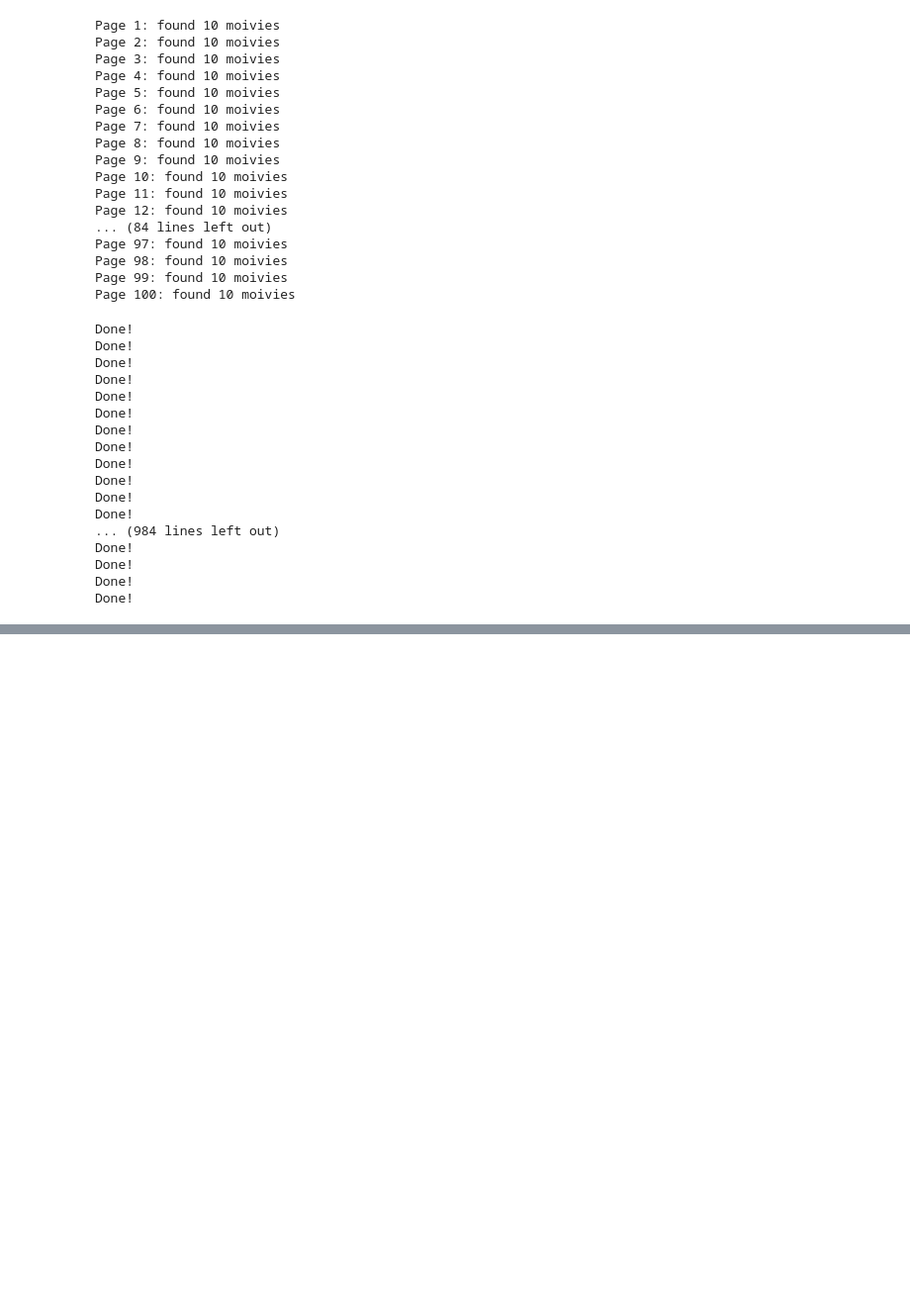
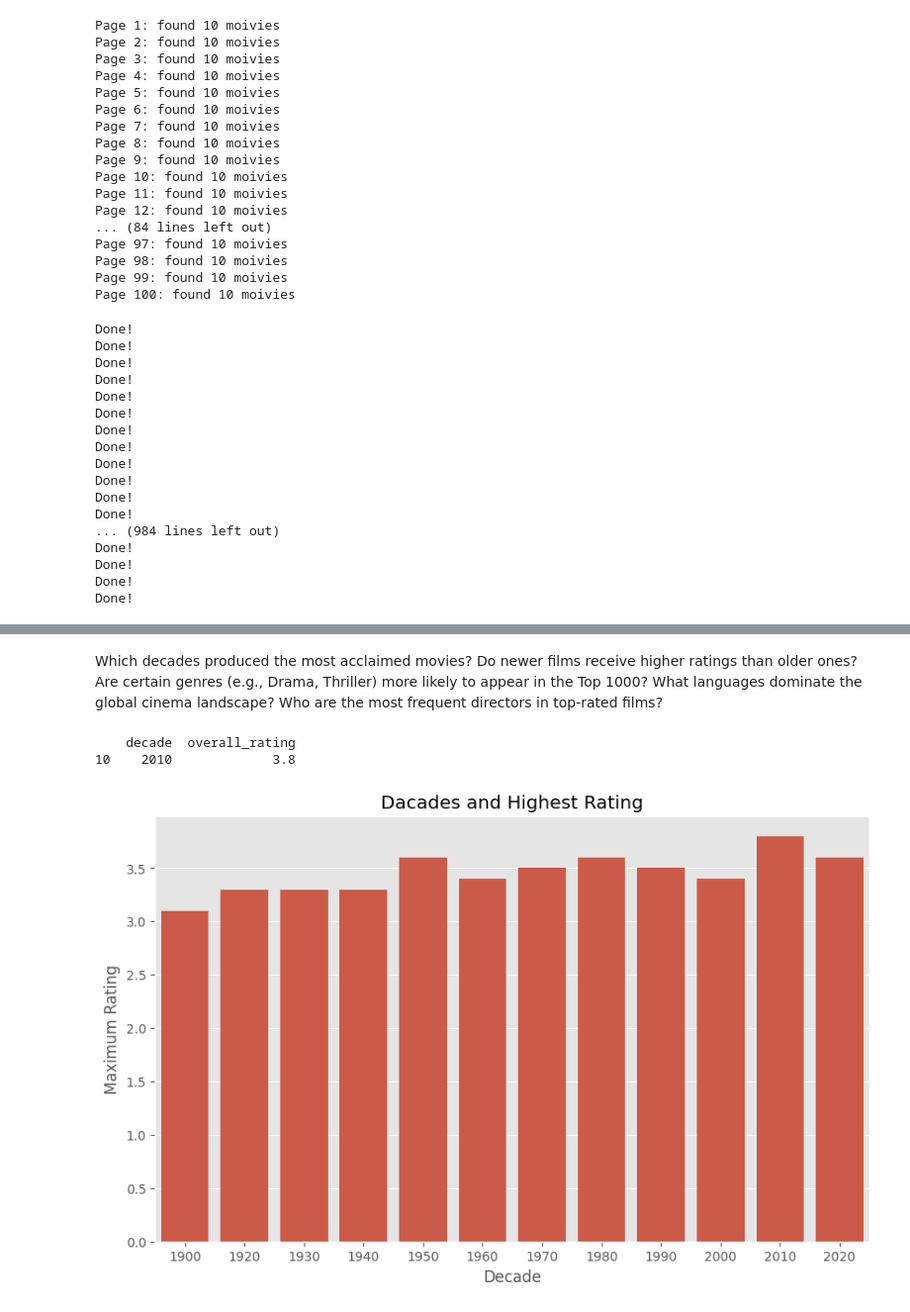
Before and after one commit to Medynal/thing, a Jupyter notebook: movie_web_scrapping.ipynb, the cells around one changed output, grey strips where cells are left out. Shown at 99% size. Saved outputs shown, nothing was run; the diff lists cells and outputs as text; code cells hidden in the pictures; blank space fills up the shorter version.

```diff
--- a/movie_web_scrapping.ipynb
+++ b/movie_web_scrapping.ipynb
@@ -121,0 +237,24 @@ Done!
+# %% [markdown]
+Which decades produced the most acclaimed movies?
+Do newer films receive higher ratings than older ones?
+Are certain genres (e.g., Drama, Thriller) more likely to appear in the Top 1000?
+What languages dominate the global cinema landscape?
+Who are the most frequent directors in top-rated films?
+# %%
+#Which decades produced the most acclaimed movies?
+n= np.sort(mismovie_df['year_of_release'].unique())
+mismovie_df['decade']= (mismovie_df['year_of_release']//10)*10
+mismovie_acc= mismovie_df.groupby('decade')['overall_rating'].max().reset_index()
+mismovie_acc= mismovie_acc.sort_values(by='overall_rating', ascending= False)
+print(mismovie_acc.head(1))
+
+plt.figure(figsize=(10,6))
+sns.barplot(x= mismovie_acc['decade'], y= mismovie_acc['overall_rating'])
+plt.title("Dacades and Highest Rating")
+plt.xlabel("Decade")
+plt.ylabel("Maximum Rating")
+plt.show()
+# %% [output]
+    decade  overall_rating
+10    2010             3.8
+[figure, added]
```
Also changed, not shown: parts of 13 cells of this notebook.
